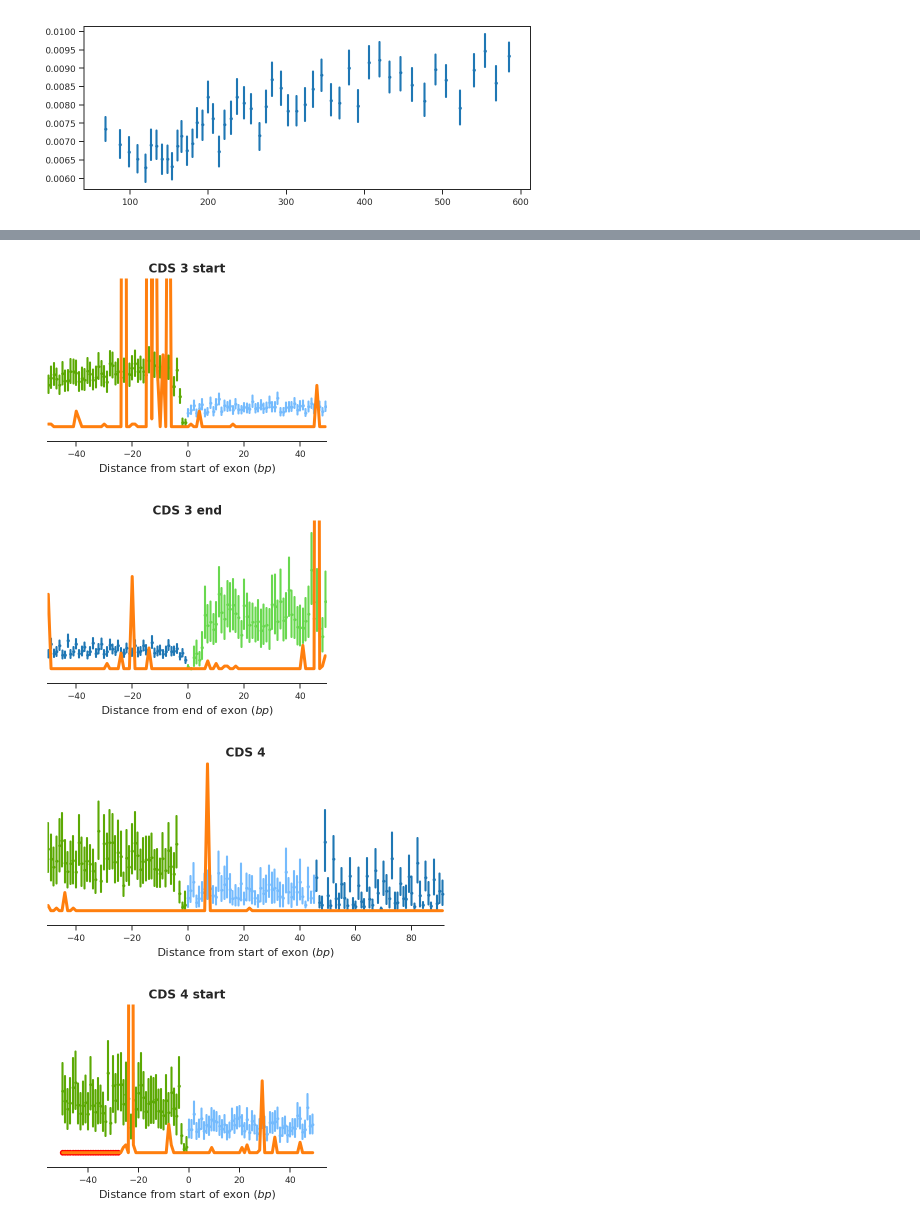
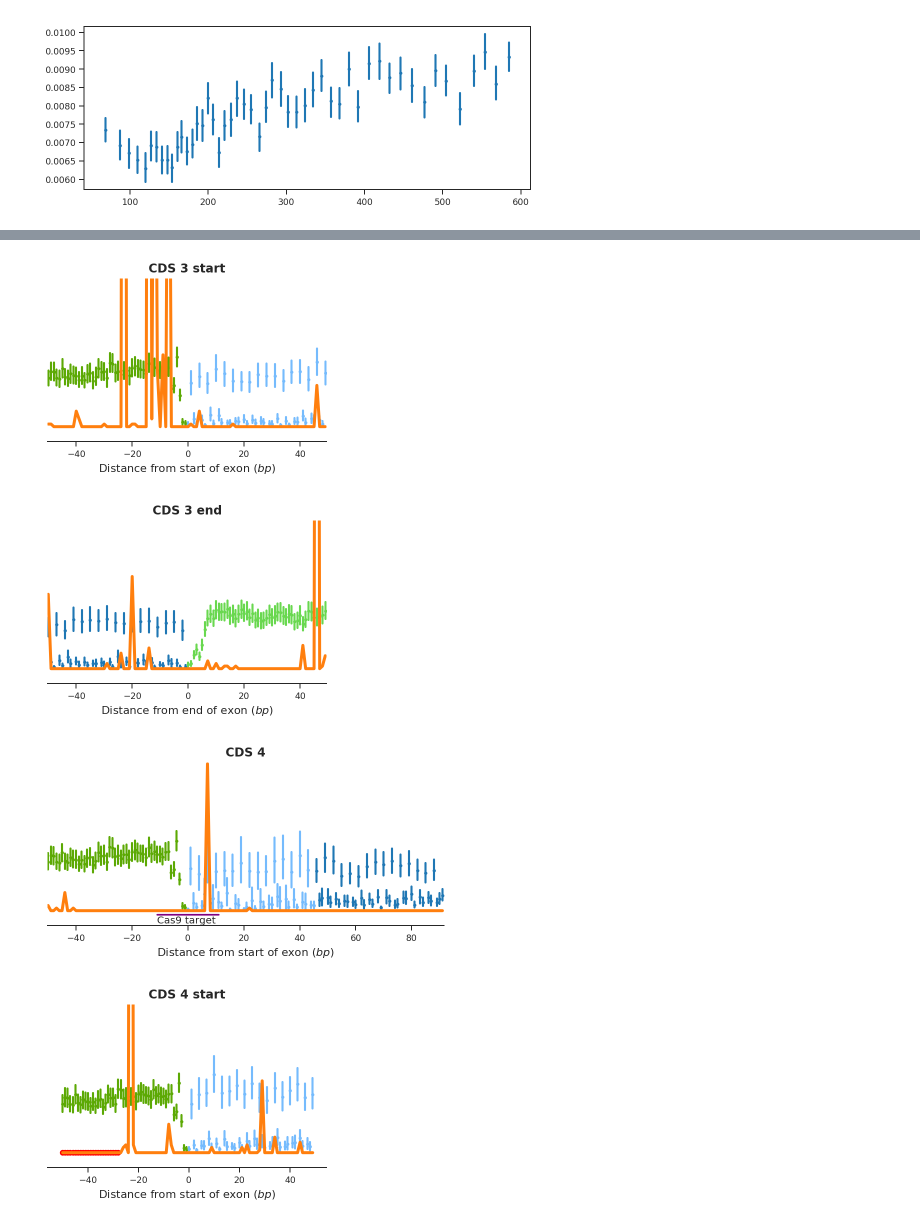
Before and after one commit to alimanfoo/ag1000g-phase2-data-paper, a Jupyter notebook: notebooks/36-variation-in-dsx-Cas9-target/feature_diversity.ipynb, the cells around one changed output, grey strips where cells are left out. Drawn from its saved outputs; the diff is of its cells as text; code cells hidden in the pictures.

```diff
--- a/notebooks/36-variation-in-dsx-Cas9-target/feature_diversity.ipynb
+++ b/notebooks/36-variation-in-dsx-Cas9-target/feature_diversity.ipynb
@@ -132,6 +133,10 @@ def compute_features(chrom):
     seq_relpos = np.zeros(seq.size, dtype='u4')
     seq_relpos_end = np.zeros(seq.size, dtype='u4')
     seq_flen = np.zeros(seq.size, dtype='u4')
+    seq_codonpos = np.zeros(seq.size, dtype='u4')
+    # We also want to keep track of the codon position of the first and last bp of each exon
+    seq_startphase = np.zeros(seq.size, dtype='u4')
+    seq_endphase = np.zeros(seq.size, dtype='u4')
     # These final values will specifically be used for comparing mean diversity with that found in the
     # dsx gene
     seq_intron_group = np.zeros(seq.size, dtype='u4')
@@ -213,10 +218,17 @@ def compute_features(chrom):
             if f.strand == '+':
                 seq_relpos[f.start:f.stop] = np.arange(f.stop - f.start)
                 seq_relpos_end[f.start:f.stop] = np.arange(f.stop - f.start)[::-1]
+                firstbase = f.start
+                lastbase = f.stop - 1
             else:
                 seq_relpos[f.start:f.stop] = np.arange(f.stop - f.start)[::-1]
                 seq_relpos_end[f.start:f.stop] = np.arange(f.stop - f.start)
+                firstbase = f.stop - 1
+                lastbase = f.start
             seq_flen[f.start:f.stop] = f.stop - f.start
+            seq_codonpos[f.start:f.stop] = (seq_relpos[f.start:f.stop] + 3 - int(f.phase))%3 + 1
+            seq_startphase[f.start:f.stop] = seq_codonpos[firstbase]
+            seq_endphase[f.start:f.stop] = seq_codonpos[lastbase]
 
 
     # build the intron classes
@@ -245,14 +257,14 @@ def compute_features(chrom):
                 seq_relpos_end[f.start:f.stop] = np.arange(f.stop - f.start)
             seq_flen[f.start:f.stop] = f.stop - f.start
 
-    return seq_cls, seq_relpos, seq_relpos_end, seq_flen, seq_exon_group, seq_intron_group
+    return seq_cls, seq_relpos, seq_relpos_end, seq_flen, seq_codonpos, seq_startphase, seq_endphase, seq_exon_group, seq_intron_group
 
 
 @functools.lru_cache(maxsize=None)
 def compute_feature_diversity(chrom, pop='all', filter_acc = True, return_groups = False):
     log('compute feature diversity', chrom, pop)
 
-    seq_cls, seq_relpos, seq_relpos_end, seq_flen, seq_exon_group, seq_intron_group = compute_features(chrom)
+    seq_cls, seq_relpos, seq_relpos_end, seq_flen, seq_codonpos, seq_startphase, seq_endphase, seq_exon_group, seq_intron_group = compute_features(chrom)
 
     # compute mean pairwise difference
     ###################################
@@ -282,19 +294,22 @@ def compute_feature_diversity(chrom, pop='all', filter_acc = True, return_groups
         seq_flen = seq_flen[accessibility_filter]
         seq_mpd = seq_mpd[accessibility_filter]
         seq_wt = seq_wt[accessibility_filter]
+        seq_codonpos = seq_codonpos[accessibility_filter]
+        seq_startphase = seq_startphase[accessibility_filter]
+        seq_endphase = seq_endphase[accessibility_filter]
         seq_intron_group = seq_intron_group[accessibility_filter]
         seq_exon_group = seq_exon_group[accessibility_filter]
 
     # return outputs
     if return_groups:
-        return seq_cls, seq_relpos, seq_relpos_end, seq_flen, seq_mpd, seq_wt, seq_exon_group, seq_intron_group
+        return seq_cls, seq_relpos, seq_relpos_end, seq_flen, seq_mpd, seq_wt, seq_codonpos, seq_startphase, seq_endphase, seq_exon_group, seq_intron_group
     else:
-        return seq_cls, seq_relpos, seq_relpos_end, seq_flen, seq_mpd, seq_wt
+        return seq_cls, seq_relpos, seq_relpos_end, seq_flen, seq_mpd, seq_wt, seq_codonpos, seq_startphase, seq_endphase
 # %% [markdown]
 ## Analysis
 # %%
 # Calculate the features for all accessible bases, excluding non-filter passing SNPs.
-seq_cls, seq_relpos, seq_relpos_end, seq_flen, seq_mpd, seq_wt, seq_exon_group, seq_intron_group = compute_feature_diversity(chrom, return_groups = True)
+seq_cls, seq_relpos, seq_relpos_end, seq_flen, seq_mpd, seq_wt, seq_codonpos, seq_startphase, seq_endphase, seq_exon_group, seq_intron_group = compute_feature_diversity(chrom, return_groups = True)
 seq_cls.shape
 # %% [output]
 compute feature diversity 2R all
@@ -302,7 +317,7 @@ compute features 2R
 (38381887,)
 # %%
 # Calculate the features without filtering for accessibility
-seq_cls_nofilter, seq_relpos_nofilter, seq_relpos_end_nofilter, seq_flen_nofilter, seq_mpd_nofilter, seq_wt_nofilter, seq_exon_group_nofilter, seq_intron_group_nofilter = compute_feature_diversity(chrom, filter_acc = False, return_groups = True)
+seq_cls_nofilter, seq_relpos_nofilter, seq_relpos_end_nofilter, seq_flen_nofilter, seq_mpd_nofilter, seq_wt_nofilter, seq_codonpos_nofilter, seq_startphase_nofilter, seq_endphase_nofilter, seq_exon_group_nofilter, seq_intron_group_nofilter = compute_feature_diversity(chrom, filter_acc = False, return_groups = True)
 seq_cls_nofilter.shape
 # %% [output]
 compute feature diversity 2R all
@@ -1277,12 +1316,14 @@ plt.show()
 # %%
 # Start of cds 3
-def plot_cds_3_start(cds_start = dsx_exon_end_pos[2], fig = None, figure_pos = None, bp_lim = 50, lefthandmostplot = False, shrink = 20):
+def plot_cds_3_start(cds_start = dsx_exon_end_pos[2], startphase = 2, fig = None, figure_pos = None, bp_lim = 50, lefthandmostplot = False, shrink = 20):
     target_range = range(cds_start-bp_lim, cds_start+bp_lim)
     target_acc = accessibility_filter[target_range]
     target_mpd = seq_mpd_nofilter[target_range]
 
-    cds_cls = [CLS_EXON_MID]
-    intron_cls = [CLS_INTRON_MID]
+    #cds_cls = [CLS_EXON_MID]
+    cds_cls = [CLS_EXON_FIRST, CLS_EXON_MID, CLS_EXON_LAST]
+    #intron_cls = [CLS_INTRON_MID]
+    intron_cls = [CLS_INTRON_FIRST, CLS_INTRON_MID, CLS_INTRON_LAST]
     y_min = -0.005
     y_max = 0.05
     min_cds_flen = 100
@@ -1290,7 +1331,7 @@ def plot_cds_3_start(cds_start = dsx_exon_end_pos[2], fig = None, figure_pos = N
     min_intron_flen = 300
 
     # obtain variables
-    cds_flt = np.isin(seq_cls, cds_cls) & (seq_relpos < bp_lim) & (seq_flen >= min_cds_flen) & (seq_flen <= max_cds_flen)
+    cds_flt = np.isin(seq_cls, cds_cls) & (seq_startphase == startphase)  & (seq_relpos < bp_lim) & (seq_flen >= min_cds_flen) & (seq_flen <= max_cds_flen)
     intron_flt = np.isin(seq_cls, intron_cls) & (seq_relpos_end < bp_lim) & (seq_flen >= min_intron_flen)
     cds_dist = seq_relpos[cds_flt].astype('int')
     cds_values = seq_mpd[cds_flt]
@@ -1325,16 +1366,18 @@ def plot_cds_3_start(cds_start = dsx_exon_end_pos[2], fig = None, figure_pos = N
 plot_cds_3_start()
 plt.show()
 # %% [output]
-[figure, old version]
+[figure, new version]
 # %%
 # End of cds3
-def plot_cds_3_end(cds_end = dsx_exon_start_pos[2], fig = None, figure_pos = None, bp_lim = 50, lefthandmostplot = False, shrink = 20):
+def plot_cds_3_end(cds_end = dsx_exon_start_pos[2], endphase = 1, fig = None, figure_pos = None, bp_lim = 50, lefthandmostplot = False, shrink = 20):
     target_range = range(cds_end-bp_lim, cds_end+bp_lim)
     target_acc = accessibility_filter[target_range]
     target_mpd = seq_mpd_nofilter[target_range]
 
-    cds_cls = [CLS_EXON_MID]
-    intron_cls = [CLS_INTRON_LAST]
+    #cds_cls = [CLS_EXON_MID]
+    cds_cls = [CLS_EXON_FIRST, CLS_EXON_MID, CLS_EXON_LAST]
+    #intron_cls = [CLS_INTRON_LAST]
+    intron_cls = [CLS_INTRON_FIRST, CLS_INTRON_MID, CLS_INTRON_LAST]
     y_min = -0.005
     y_max = 0.05
     min_cds_flen = 100
@@ -1342,7 +1385,7 @@ def plot_cds_3_end(cds_end = dsx_exon_start_pos[2], fig = None, figure_pos = Non
     min_intron_flen = 300
 
     # obtain variables
-    cds_flt = np.isin(seq_cls, cds_cls) & (seq_relpos_end < bp_lim) & (seq_flen >= min_cds_flen) & (seq_flen <= max_cds_flen)
+    cds_flt = np.isin(seq_cls, cds_cls) & (seq_endphase == endphase)  & (seq_relpos_end < bp_lim) & (seq_flen >= min_cds_flen) & (seq_flen <= max_cds_flen)
     intron_flt = np.isin(seq_cls, intron_cls) & (seq_relpos < bp_lim) & (seq_flen >= min_intron_flen)
     cds_dist = -(1+seq_relpos_end[cds_flt].astype('int')) # Need to change dtype here because can't take a negative of unsigned integer
     cds_values = seq_mpd[cds_flt]
@@ -1377,17 +1420,19 @@ def plot_cds_3_end(cds_end = dsx_exon_start_pos[2], fig = None, figure_pos = Non
 plot_cds_3_end()
 plt.show()
 # %% [output]
-[figure, old version]
+[figure, new version]
 # %%
 # female cds 4 is only 92 bp long, so we encompass it all in a single plot, along with the intron
 # upstream.
-def plot_cds_4f(cds_start = dsx_exon_end_pos[1], cds_end = dsx_exon_start_pos[1], fig = None, figure_pos = None, bp_lim = 50, lefthandmostplot = False, shrink = 20):
+def plot_cds_4f(cds_start = dsx_exon_end_pos[1], cds_end = dsx_exon_start_pos[1], startphase = 2, endphase = 3, fig = None, figure_pos = None, bp_lim = 50, lefthandmostplot = False, shrink = 20):
     target_range = range(cds_end, cds_start+bp_lim)
     target_acc = accessibility_filter[target_range]
     target_mpd = seq_mpd_nofilter[target_range]
 
-    cds_cls = [CLS_EXON_LAST]
-    intron_cls = [CLS_INTRON_LAST]
+    #cds_cls = [CLS_EXON_LAST]
+    cds_cls = [CLS_EXON_FIRST, CLS_EXON_MID, CLS_EXON_LAST]
+    #intron_cls = [CLS_INTRON_LAST]
+    intron_cls = [CLS_INTRON_FIRST, CLS_INTRON_MID, CLS_INTRON_LAST]
     y_min = -0.005
     y_max = 0.05
     min_cds_flen = 0
@@ -1399,8 +1444,8 @@ def plot_cds_4f(cds_start = dsx_exon_end_pos[1], cds_end = dsx_exon_start_pos[1]
     # to the cds end points).
     cds_len = cds_start - cds_end
     cds_midpoint = cds_len//2
-    cds_start_flt = np.isin(seq_cls, cds_cls) & (seq_relpos < cds_midpoint) & (seq_flen >= min_cds_flen) & (seq_flen <= max_cds_flen)
-    cds_end_flt = np.isin(seq_cls, cds_cls) & (seq_relpos_end < (cds_len - cds_midpoint)) & (seq_flen >= min_cds_flen) & (seq_flen <= max_cds_flen)
+    cds_start_flt = np.isin(seq_cls, cds_cls) & (seq_startphase == startphase)  & (seq_relpos < cds_midpoint) & (seq_flen >= min_cds_flen) & (seq_flen <= max_cds_flen)
+    cds_end_flt = np.isin(seq_cls, cds_cls) & (seq_endphase == endphase) & (seq_relpos_end < (cds_len - cds_midpoint)) & (seq_flen >= min_cds_flen) & (seq_flen <= max_cds_flen)
     intron_end_flt = np.isin(seq_cls, intron_cls) & (seq_relpos_end < bp_lim) & (seq_flen >= min_intron_flen)
     cds_start_dist = seq_relpos[cds_start_flt].astype('int')
     cds_end_dist = -(1+seq_relpos_end[cds_end_flt].astype('int')) + cds_len # Need to change dtype here because can't take a negative of unsigned integer
@@ -1417,12 +1462,14 @@ def plot_cds_4f(cds_start = dsx_exon_end_pos[1], cds_end = dsx_exon_start_pos[1]
         if figure_pos is None:
             raise Exception('You need to give me figure coordinates.')
         ax = fig.add_axes(figure_pos)
-#    sns.regplot(dist, values, x_estimator=np.mean, fit_reg=False, ax=ax, scatter_kws=dict(s=6))
     sns.regplot(intron_end_dist, intron_end_values, x_estimator=np.mean, fit_reg=False, ax=ax, scatter_kws=dict(s=6), color = intron_end_col)
     sns.regplot(cds_start_dist, cds_start_values, x_estimator=np.mean, fit_reg=False, ax=ax, scatter_kws=dict(s=6), color = exon_start_col)
     sns.regplot(cds_end_dist, cds_end_values, x_estimator=np.mean, fit_reg=False, ax=ax, scatter_kws=dict(s=6), color = exon_end_col)
     ax.plot(x_coords, target_mpd[::-1], lw=3, color = 'tab:orange')
     ax.scatter(np.array(x_coords)[np.invert(target_acc)[::-1]], target_mpd[np.invert(target_acc)][::-1], lw=1, c = 'red')
+    # Indicate the Cas9 target region
+    ax.plot(range(-11,12), [-0.0013]*23, lw=1.7, color = 'purple')
+    ax.text(-11, -0.0042, 'Cas9 target')
     ax.set_xlabel('Distance from start of exon ($bp$)', fontsize=11)
     title = 'CDS 4'
     ax.set_title(title, fontsize=12, fontweight='bold')
@@ -1439,16 +1486,18 @@ def plot_cds_4f(cds_start = dsx_exon_end_pos[1], cds_end = dsx_exon_start_pos[1]
 plot_cds_4f()
 plt.show()
 # %% [output]
-[figure, old version]
+[figure, new version]
 # %%
 # Male cds is longer, so plot the start and end of it separately
-def plot_cds_4m_start(cds_start = dsx_exon_end_pos[0], fig = None, figure_pos = None, bp_lim = 50, lefthandmostplot = False, shrink = 20):
+def plot_cds_4m_start(cds_start = dsx_exon_end_pos[0], startphase = 2, fig = None, figure_pos = None, bp_lim = 50, lefthandmostplot = False, shrink = 20):
     target_range = range(cds_start-bp_lim, cds_start+bp_lim)
     target_acc = accessibility_filter[target_range]
     target_mpd = seq_mpd_nofilter[target_range]
 
-    cds_cls = [CLS_EXON_LAST]
-    intron_cls = [CLS_INTRON_LAST]
+    #cds_cls = [CLS_EXON_LAST]
+    cds_cls = [CLS_EXON_FIRST, CLS_EXON_MID, CLS_EXON_LAST]
+    #intron_cls = [CLS_INTRON_LAST]
+    intron_cls = [CLS_INTRON_FIRST, CLS_INTRON_MID, CLS_INTRON_LAST]
     y_min = -0.005
     y_max = 0.05
     min_cds_flen = 500
@@ -1456,40 +1505,40 @@ def plot_cds_4m_start(cds_start = dsx_exon_end_pos[0], fig = None, figure_pos =
     min_intron_flen = 300
 
     # obtain variables
-    cds_flt = np.isin(seq_cls, cds_cls) & (seq_relpos < bp_lim) & (seq_flen >= min_cds_flen) & (seq_flen <= max_cds_flen)
+    cds_flt = np.isin(seq_cls, cds_cls) & (seq_startphase == startphase)  & (seq_relpos < bp_lim) & (seq_flen >= min_cds_flen) & (seq_flen <= max_cds_flen)
     intron_flt = np.isin(seq_cls, intron_cls) & (seq_relpos_end < bp_lim) & (seq_flen >= min_intron_flen)
     cds_dist = seq_relpos[cds_flt].astype('int')
     cds_values = seq_mpd[cds_flt]
     intron_dist = -(1+seq_relpos_end[intron_flt].astype('int')) # Need to change dtype here because can't take a negative of unsigned integer
     intron_values = seq_mpd[intron_flt]
 
     # plot
     x_coords = range(-bp_lim,bp_lim)
     if fig is None:
         fig, ax = plt.subplots(figsize=(len(x_coords)/shrink, 3))
     else:
         if figure_pos is None:
             raise Exception('You need to give me figure coordinates.')
         ax = fig.add_axes(figure_pos)
     sns.regplot(intron_dist, intron_values, x_estimator=np.mean, fit_reg=False, ax=ax, scatter_kws=dict(s=6), color = intron_end_col)
     sns.regplot(cds_dist, cds_values, x_estimator=np.mean, fit_reg=False, ax=ax, scatter_kws=dict(s=6), color = exon_start_col)
     ax.plot(x_coords, target_mpd[::-1], lw=3, color = 'tab:orange')
     ax.scatter(np.array(x_coords)[np.invert(target_acc)[::-1]], target_mpd[np.invert(target_acc)][::-1], lw=1, c = 'red')
     ax.set_ylim(bottom=y_min, top=y_max)
     ax.set_xlabel('Distance from start of exon ($bp$)', fontsize=11)
     title = 'CDS 4 start'
     ax.set_title(title, fontsize=12, fontweight='bold')
     ax.spines['right'].set_visible(False)
     ax.spines['top'].set_visible(False)
     if (not lefthandmostplot):
         ax.spines['left'].set_visible(False)
         ax.set_yticks([])
     else:
         ax.set_ylabel(r'$\pi$ ($bp^{-1}$)', fontsize=11)
 
 plot_cds_4m_start()
 plt.show()
 # %% [output]
-[figure, old version]
+[figure, new version]
 # %%
 # And now the end of the male version of cds 4
```
Also changed, not shown: parts of 42 cells of this notebook, 1 other file.
